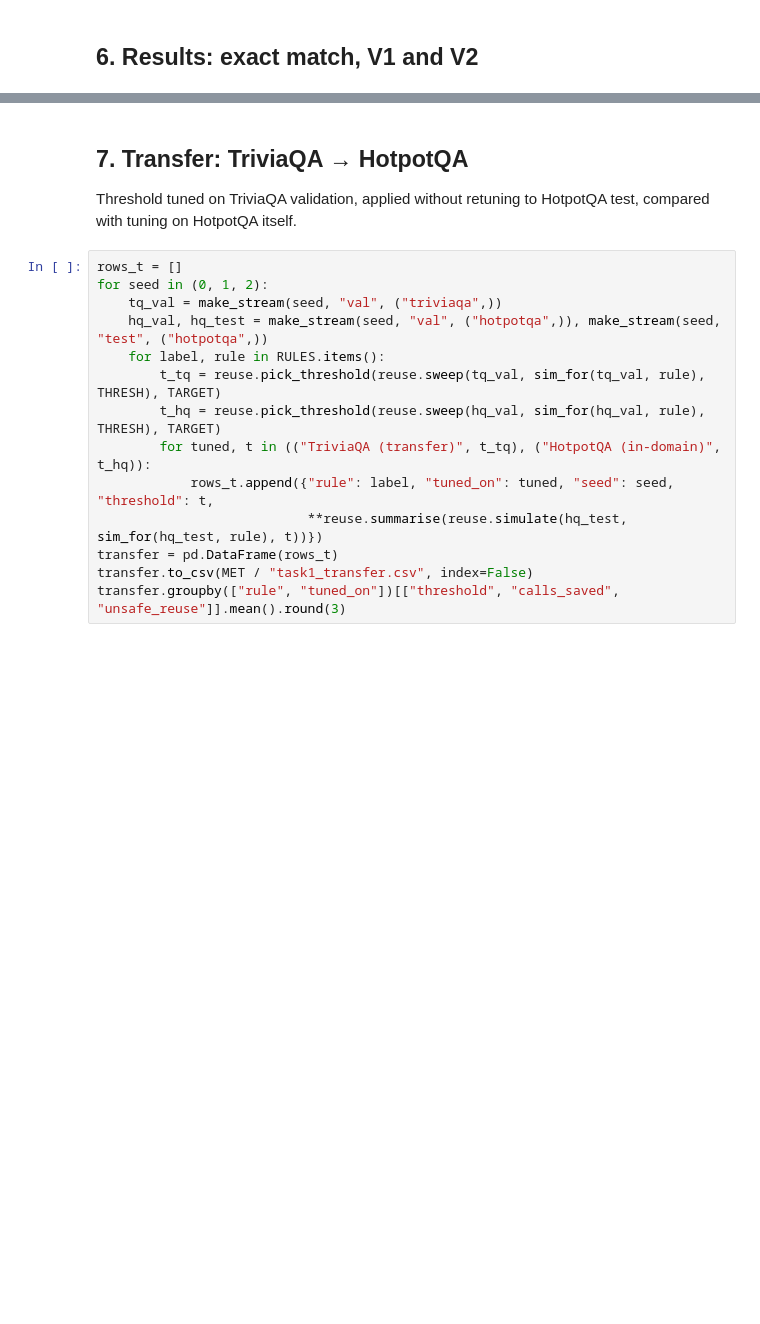
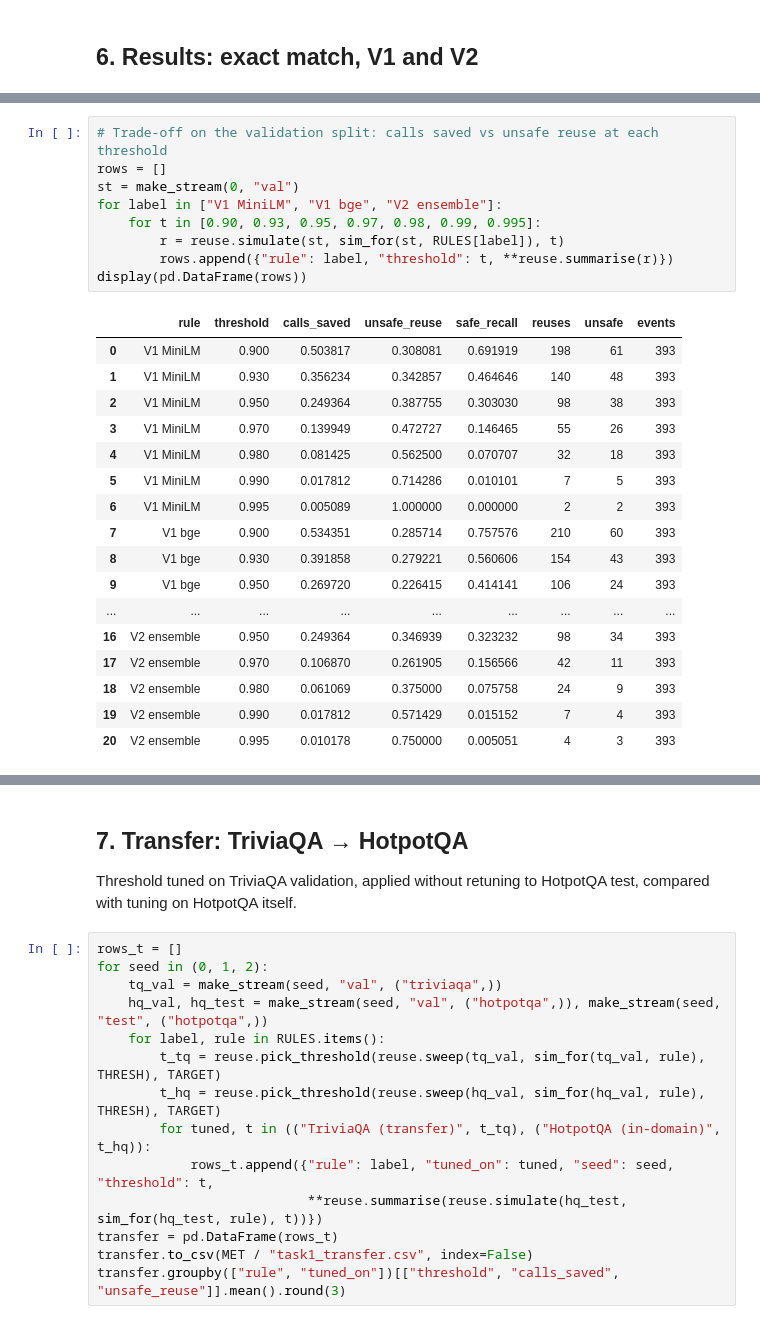
Before and after one commit to Naveena126/dsa4-reuse-retrieve-generate, a Jupyter notebook: notebooks/NaveenaSivapuram_Cache_Reuse.ipynb, the cells around one changed output, grey strips where cells are left out. Saved outputs shown, nothing was run; the diff lists cells and outputs as text; blank space fills up the shorter version.

```diff
--- a/notebooks/NaveenaSivapuram_Cache_Reuse.ipynb
+++ b/notebooks/NaveenaSivapuram_Cache_Reuse.ipynb
@@ -166,0 +233,27 @@ pd.DataFrame(rows20).groupby("rule")[["calls_saved", "unsafe_reuse"]].agg(["mean
+# %%
+# Trade-off on the validation split: calls saved vs unsafe reuse at each threshold
+rows = []
+st = make_stream(0, "val")
+for label in ["V1 MiniLM", "V1 bge", "V2 ensemble"]:
+    for t in [0.90, 0.93, 0.95, 0.97, 0.98, 0.99, 0.995]:
+        r = reuse.simulate(st, sim_for(st, RULES[label]), t)
+        rows.append({"rule": label, "threshold": t, **reuse.summarise(r)})
+display(pd.DataFrame(rows))
+# %% [output]
+|  | rule | threshold | calls_saved | unsafe_reuse | safe_recall | reuses | unsafe | events |
+| 0 | V1 MiniLM | 0.900 | 0.503817 | 0.308081 | 0.691919 | 198 | 61 | 393 |
+| 1 | V1 MiniLM | 0.930 | 0.356234 | 0.342857 | 0.464646 | 140 | 48 | 393 |
+| 2 | V1 MiniLM | 0.950 | 0.249364 | 0.387755 | 0.303030 | 98 | 38 | 393 |
+| 3 | V1 MiniLM | 0.970 | 0.139949 | 0.472727 | 0.146465 | 55 | 26 | 393 |
+| 4 | V1 MiniLM | 0.980 | 0.081425 | 0.562500 | 0.070707 | 32 | 18 | 393 |
+| 5 | V1 MiniLM | 0.990 | 0.017812 | 0.714286 | 0.010101 | 7 | 5 | 393 |
+| 6 | V1 MiniLM | 0.995 | 0.005089 | 1.000000 | 0.000000 | 2 | 2 | 393 |
+| 7 | V1 bge | 0.900 | 0.534351 | 0.285714 | 0.757576 | 210 | 60 | 393 |
+| 8 | V1 bge | 0.930 | 0.391858 | 0.279221 | 0.560606 | 154 | 43 | 393 |
+| 9 | V1 bge | 0.950 | 0.269720 | 0.226415 | 0.414141 | 106 | 24 | 393 |
+| ... | ... | ... | ... | ... | ... | ... | ... | ... |
+| 16 | V2 ensemble | 0.950 | 0.249364 | 0.346939 | 0.323232 | 98 | 34 | 393 |
+| 17 | V2 ensemble | 0.970 | 0.106870 | 0.261905 | 0.156566 | 42 | 11 | 393 |
+| 18 | V2 ensemble | 0.980 | 0.061069 | 0.375000 | 0.075758 | 24 | 9 | 393 |
+| 19 | V2 ensemble | 0.990 | 0.017812 | 0.571429 | 0.015152 | 7 | 4 | 393 |
+| 20 | V2 ensemble | 0.995 | 0.010178 | 0.750000 | 0.005051 | 4 | 3 | 393 |
```
Also changed, not shown: parts of 23 cells of this notebook.
